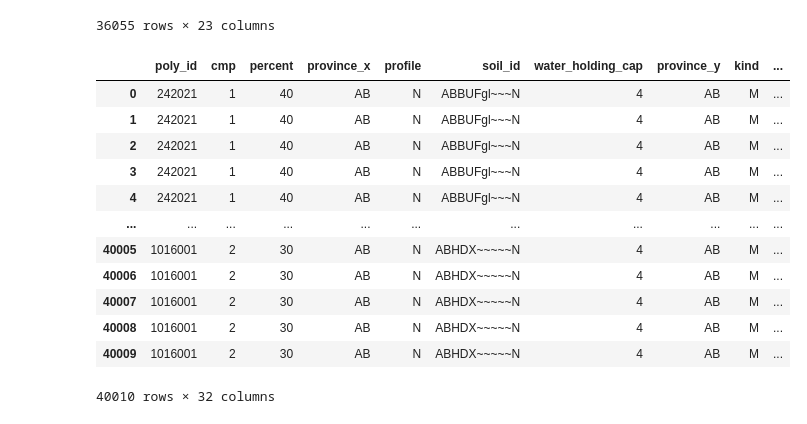
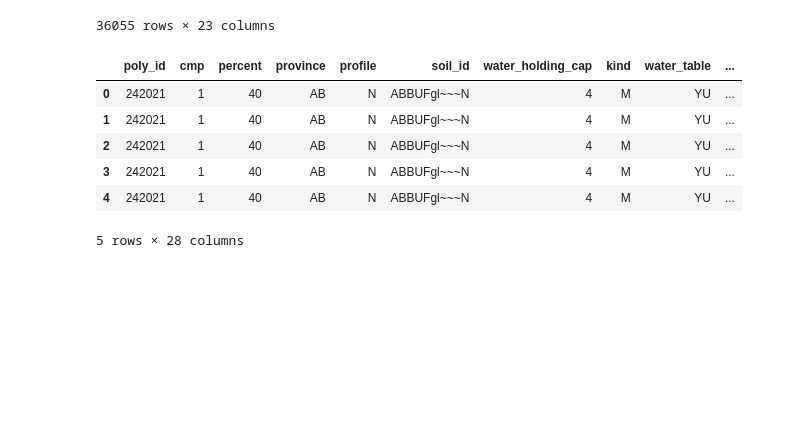
Before and after one commit to ChromaticPanic/CGC_Grain_Outcome_Predictions, a Jupyter notebook: src/importSoil/soilaggregation.ipynb, the cells around one changed output. Cells and saved outputs as stored; diff of their text form; code cells hidden in the pictures; blank space fills up the shorter version.

```diff
--- a/src/importSoil/soilaggregation.ipynb
+++ b/src/importSoil/soilaggregation.ipynb
@@ -208,25 +148,19 @@ soil_data
 | 36054 | SKYKH~~~~~A | SK | M | YU | 0 | I | M | ... |
 36055 rows × 23 columns
 # %%
-merge_df = soil_components.merge(soil_data, on=["soil_id"], how="inner")
+merge_df = soil_components.merge(soil_data, on=["soil_id","province"], how="inner")
 # %%
-merge_df = merge_df.merge(soil_geometry, on="poly_id", how="inner")
+# merge_df = merge_df.merge(soil_geometry, on="poly_id", how="inner")
 # %%
-merge_df
+merge_df.head()
 # %% [output]
-|  | poly_id | cmp | percent | province_x | profile | soil_id | water_holding_cap | province_y | kind | ... |
-| 0 | 242021 | 1 | 40 | AB | N | ABBUFgl~~~N | 4 | AB | M | ... |
-| 1 | 242021 | 1 | 40 | AB | N | ABBUFgl~~~N | 4 | AB | M | ... |
-| 2 | 242021 | 1 | 40 | AB | N | ABBUFgl~~~N | 4 | AB | M | ... |
-| 3 | 242021 | 1 | 40 | AB | N | ABBUFgl~~~N | 4 | AB | M | ... |
-| 4 | 242021 | 1 | 40 | AB | N | ABBUFgl~~~N | 4 | AB | M | ... |
-| ... | ... | ... | ... | ... | ... | ... | ... | ... | ... | ... |
-| 40005 | 1016001 | 2 | 30 | AB | N | ABHDX~~~~~N | 4 | AB | M | ... |
-| 40006 | 1016001 | 2 | 30 | AB | N | ABHDX~~~~~N | 4 | AB | M | ... |
-| 40007 | 1016001 | 2 | 30 | AB | N | ABHDX~~~~~N | 4 | AB | M | ... |
-| 40008 | 1016001 | 2 | 30 | AB | N | ABHDX~~~~~N | 4 | AB | M | ... |
-| 40009 | 1016001 | 2 | 30 | AB | N | ABHDX~~~~~N | 4 | AB | M | ... |
+|  | poly_id | cmp | percent | province | profile | soil_id | water_holding_cap | kind | water_table | ... |
+| 0 | 242021 | 1 | 40 | AB | N | ABBUFgl~~~N | 4 | M | YU | ... |
+| 1 | 242021 | 1 | 40 | AB | N | ABBUFgl~~~N | 4 | M | YU | ... |
+| 2 | 242021 | 1 | 40 | AB | N | ABBUFgl~~~N | 4 | M | YU | ... |
+| 3 | 242021 | 1 | 40 | AB | N | ABBUFgl~~~N | 4 | M | YU | ... |
+| 4 | 242021 | 1 | 40 | AB | N | ABBUFgl~~~N | 4 | M | YU | ... |
-40010 rows × 32 columns
+5 rows × 28 columns
 # %%
 merge_df = merge_df.merge(surronding_soil, on="poly_id", how="inner")
 # %%
```
Also changed, not shown: parts of 19 cells of this notebook.
